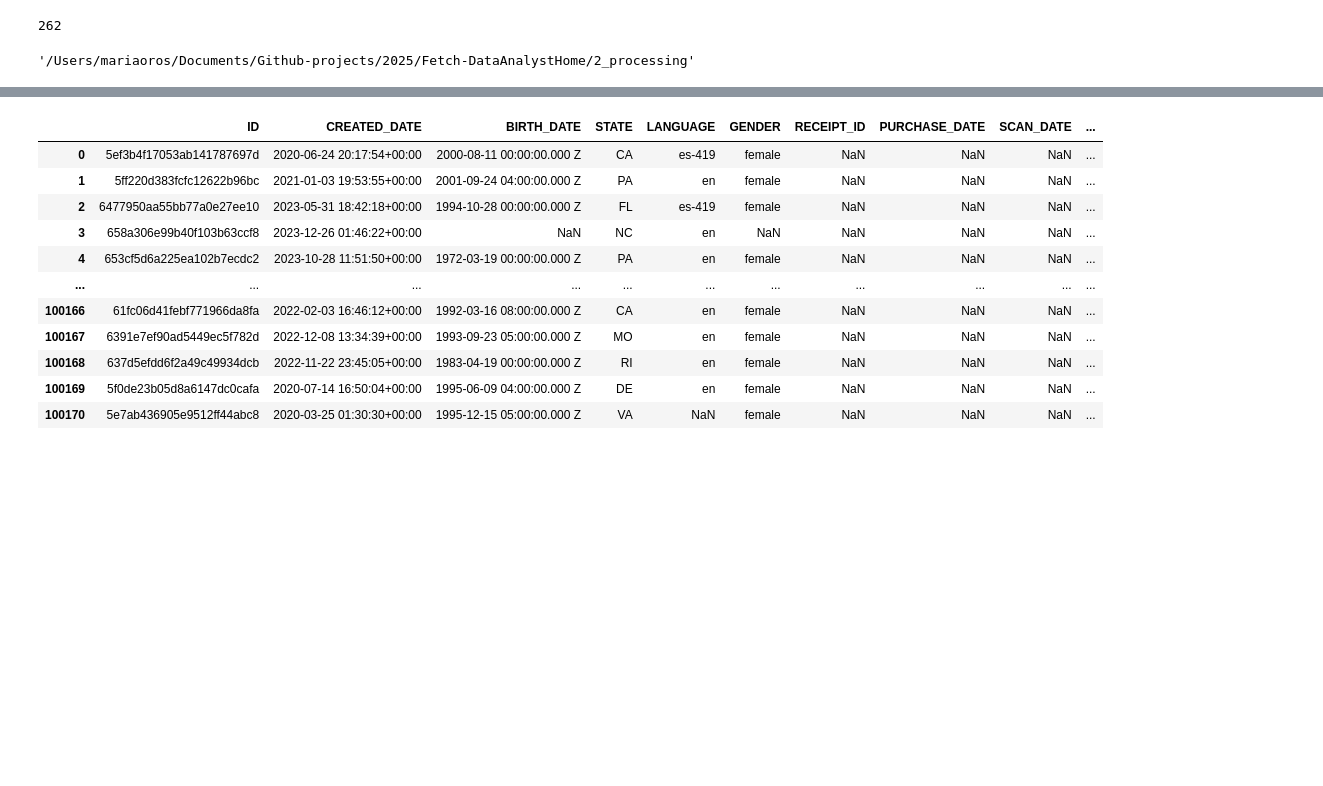
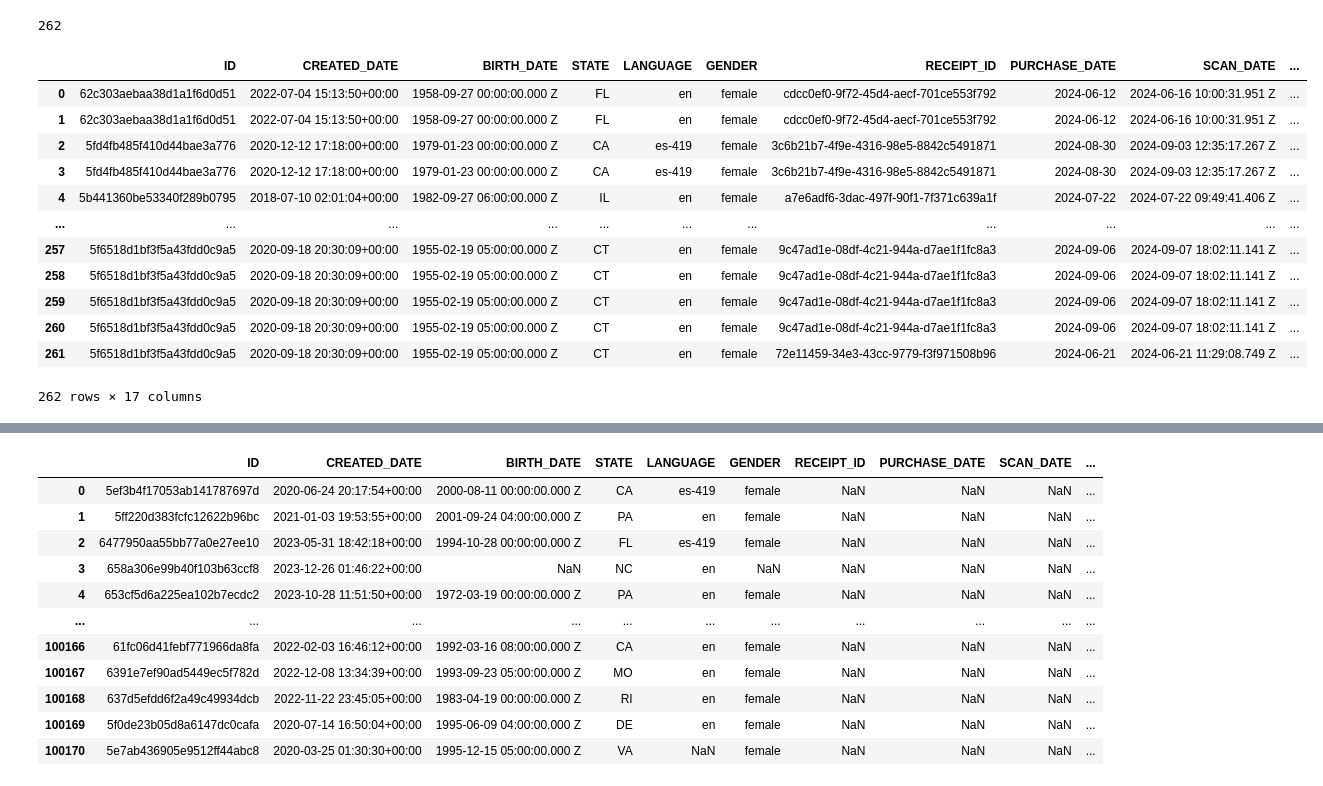
Before and after one commit to mariaob1201/FETCH-challenge, a Jupyter notebook: 2_processing/eda.ipynb, the cells around one changed output, grey strips where cells are left out. Saved outputs shown, nothing was run; the diff lists cells and outputs as text; code cells hidden in the pictures; blank space fills up the shorter version.

```diff
--- a/2_processing/eda.ipynb
+++ b/2_processing/eda.ipynb
@@ -445,7 +513,19 @@ users_transactions_inner = user_clean.merge(
 len(users_transactions_inner) #just few, why? users that does not make transactions?
 # %% [output]
 262
-# %%
-pwd
-# %% [output]
-'/Users/mariaoros/Documents/Github-projects/2025/Fetch-DataAnalystHome/2_processing'
+# %%
+users_transactions_inner
+# %% [output]
+|  | ID | CREATED_DATE | BIRTH_DATE | STATE | LANGUAGE | GENDER | RECEIPT_ID | PURCHASE_DATE | SCAN_DATE | ... |
+| 0 | 62c303aebaa38d1a1f6d0d51 | 2022-07-04 15:13:50+00:00 | 1958-09-27 00:00:00.000 Z | FL | en | female | cdcc0ef0-9f72-45d4-aecf-701ce553f792 | 2024-06-12 | 2024-06-16 10:00:31.951 Z | ... |
+| 1 | 62c303aebaa38d1a1f6d0d51 | 2022-07-04 15:13:50+00:00 | 1958-09-27 00:00:00.000 Z | FL | en | female | cdcc0ef0-9f72-45d4-aecf-701ce553f792 | 2024-06-12 | 2024-06-16 10:00:31.951 Z | ... |
+| 2 | 5fd4fb485f410d44bae3a776 | 2020-12-12 17:18:00+00:00 | 1979-01-23 00:00:00.000 Z | CA | es-419 | female | 3c6b21b7-4f9e-4316-98e5-8842c5491871 | 2024-08-30 | 2024-09-03 12:35:17.267 Z | ... |
+| 3 | 5fd4fb485f410d44bae3a776 | 2020-12-12 17:18:00+00:00 | 1979-01-23 00:00:00.000 Z | CA | es-419 | female | 3c6b21b7-4f9e-4316-98e5-8842c5491871 | 2024-08-30 | 2024-09-03 12:35:17.267 Z | ... |
+| 4 | 5b441360be53340f289b0795 | 2018-07-10 02:01:04+00:00 | 1982-09-27 06:00:00.000 Z | IL | en | female | a7e6adf6-3dac-497f-90f1-7f371c639a1f | 2024-07-22 | 2024-07-22 09:49:41.406 Z | ... |
+| ... | ... | ... | ... | ... | ... | ... | ... | ... | ... | ... |
+| 257 | 5f6518d1bf3f5a43fdd0c9a5 | 2020-09-18 20:30:09+00:00 | 1955-02-19 05:00:00.000 Z | CT | en | female | 9c47ad1e-08df-4c21-944a-d7ae1f1fc8a3 | 2024-09-06 | 2024-09-07 18:02:11.141 Z | ... |
+| 258 | 5f6518d1bf3f5a43fdd0c9a5 | 2020-09-18 20:30:09+00:00 | 1955-02-19 05:00:00.000 Z | CT | en | female | 9c47ad1e-08df-4c21-944a-d7ae1f1fc8a3 | 2024-09-06 | 2024-09-07 18:02:11.141 Z | ... |
+| 259 | 5f6518d1bf3f5a43fdd0c9a5 | 2020-09-18 20:30:09+00:00 | 1955-02-19 05:00:00.000 Z | CT | en | female | 9c47ad1e-08df-4c21-944a-d7ae1f1fc8a3 | 2024-09-06 | 2024-09-07 18:02:11.141 Z | ... |
+| 260 | 5f6518d1bf3f5a43fdd0c9a5 | 2020-09-18 20:30:09+00:00 | 1955-02-19 05:00:00.000 Z | CT | en | female | 9c47ad1e-08df-4c21-944a-d7ae1f1fc8a3 | 2024-09-06 | 2024-09-07 18:02:11.141 Z | ... |
+| 261 | 5f6518d1bf3f5a43fdd0c9a5 | 2020-09-18 20:30:09+00:00 | 1955-02-19 05:00:00.000 Z | CT | en | female | 72e11459-34e3-43cc-9779-f3f971508b96 | 2024-06-21 | 2024-06-21 11:29:08.749 Z | ... |
+262 rows × 17 columns
```
Also changed, not shown: parts of 13 cells of this notebook, 4 other files.
